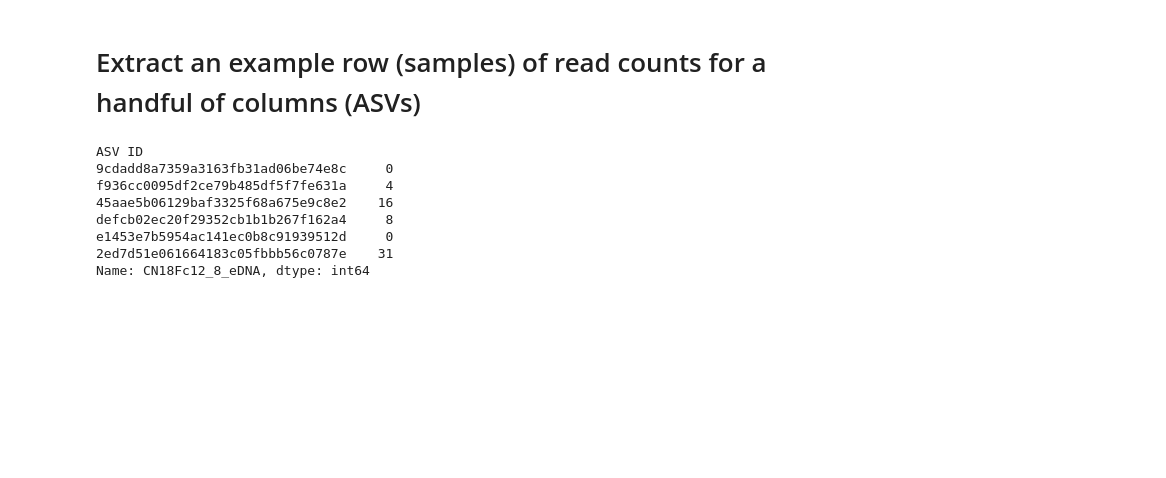
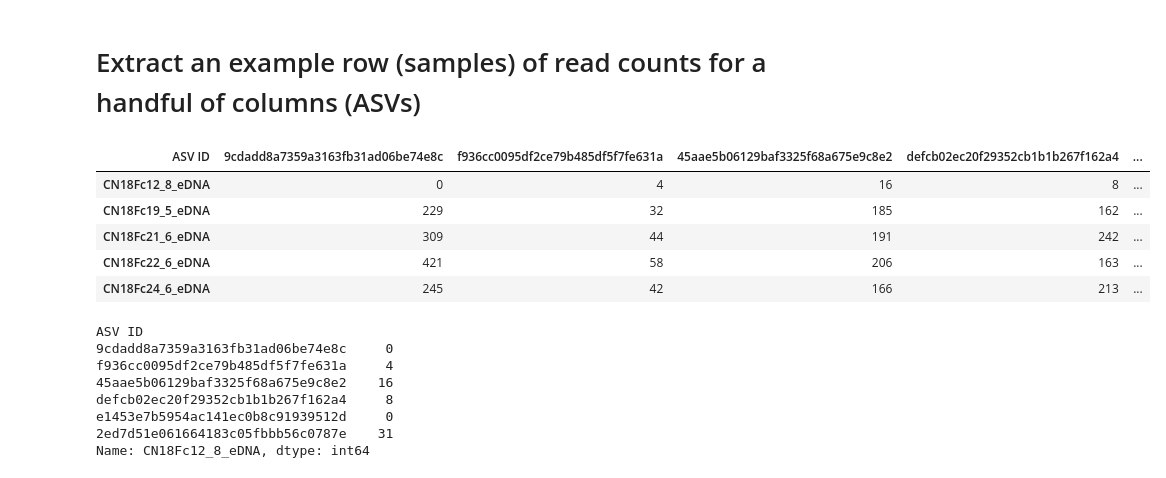
Before and after one commit to nvpatin/MAMBO, a Jupyter notebook: AccessoryScripts/erics_sandbox/Python/ranRelPct example.ipynb, the cells around one changed output. Cells and saved outputs as stored; diff of their text form; code cells hidden in the pictures; blank space fills up the shorter version.

```diff
--- a/AccessoryScripts/erics_sandbox/Python/ranRelPct example.ipynb
+++ b/AccessoryScripts/erics_sandbox/Python/ranRelPct example.ipynb
@@ -20,6 +20,15 @@ asvs1.head()
 5 rows × 2752 columns
 # %% [markdown]
 # Extract an example row (samples) of read counts for a handful of columns (ASVs)
+# %%
+asvs1.iloc[0:5, 50:56].head()
+# %% [output]
+| ASV ID | 9cdadd8a7359a3163fb31ad06be74e8c | f936cc0095df2ce79b485df5f7fe631a | 45aae5b06129baf3325f68a675e9c8e2 | defcb02ec20f29352cb1b1b267f162a4 | ... |
+| CN18Fc12_8_eDNA | 0 | 4 | 16 | 8 | ... |
+| CN18Fc19_5_eDNA | 229 | 32 | 185 | 162 | ... |
+| CN18Fc21_6_eDNA | 309 | 44 | 191 | 242 | ... |
+| CN18Fc22_6_eDNA | 421 | 58 | 206 | 163 | ... |
+| CN18Fc24_6_eDNA | 245 | 42 | 166 | 213 | ... |
 # %%
 ex_row = asvs1.iloc[0,50:56]
 ex_row
```
Also changed, not shown: parts of 8 cells of this notebook, 3 other files.
